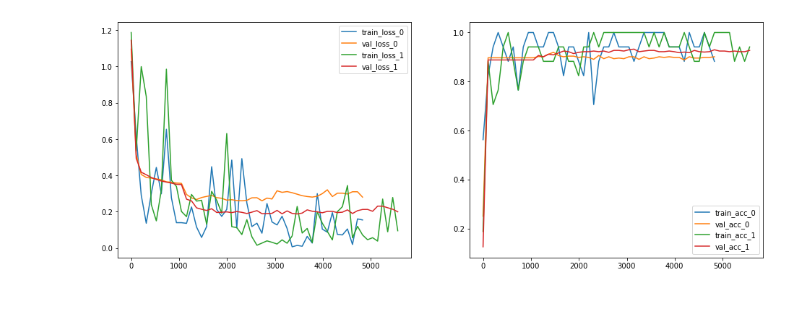
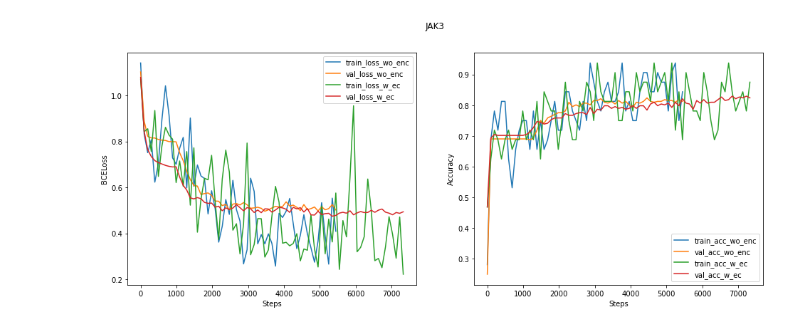
Before and after one commit to thomasly/slgnn, a Jupyter notebook: notebooks/analysis_training_results.ipynb, the cells around one changed output. Cells and saved outputs as stored; diff of their text form; code cells hidden in the pictures; blank space fills up the shorter version.

```diff
--- a/notebooks/analysis_training_results.ipynb
+++ b/notebooks/analysis_training_results.ipynb
@@ -5,31 +5,40 @@ from matplotlib import pyplot as plt
 import pickle as pk
 import os
 # %%
-root = os.path.join("..", "logs", "GIN", "ZINC1k")
-time = "20200518_102029"
+time = "20200518_232139"
+task = "JAK3"
+root = os.path.join("..", "logs", "GIN", time, task)
 # %%
-with open(os.path.join(root, time, "1", "classifier_metrics.pk"), "rb") as f:
+with open(os.path.join(root, "4", "classifier_metrics.pk"), "rb") as f:
     met1 = pk.load(f)
-with open(os.path.join(root, time, "3", "classifier_metrics.pk"), "rb") as f:
+with open(os.path.join(root, "5", "classifier_metrics.pk"), "rb") as f:
     met2 = pk.load(f)
 # %%
 fig, axes = plt.subplots(nrows=1, ncols=2, figsize=(16, 6))
 for i, met in enumerate([met1, met2]):
+    tag = "wo_enc" if i == 0 else "w_ec"
     dif = int((len(met["training_losses"])-1) / (len(met["validating_losses"])-1))
     x1 = list(range(len(met["training_losses"])))[::dif]
-    axes[0].plot(x1, met["training_losses"][::dif], label=f"train_loss_{i}")
+    axes[0].plot(x1, met["training_losses"][::dif], label=f"train_loss_{tag}")
     x2 = list(range(len(met["training_losses"])))[::dif]
-    axes[0].plot(x2, met["validating_losses"], label=f"val_loss_{i}")
+    axes[0].plot(x2, met["validating_losses"], label=f"val_loss_{tag}")
     axes[0].legend()
+    axes[0].set_ylabel("BCELoss")
+    axes[0].set_xlabel("Steps")
 for i, met in enumerate([met1, met2]):
+    tag = "wo_enc" if i == 0 else "w_ec"
     dif = int((len(met["training_accs"])-1) / (len(met["validating_accs"])-1))
     x1 = list(range(len(met["training_accs"])))[::dif]
-    axes[1].plot(x1, met["training_accs"][::dif], label=f"train_acc_{i}")
+    axes[1].plot(x1, met["training_accs"][::dif], label=f"train_acc_{tag}")
     x2 = list(range(len(met["training_losses"])))[::dif]
-    axes[1].plot(x2, met["validating_accs"], label=f"val_acc_{i}")
+    axes[1].plot(x2, met["validating_accs"], label=f"val_acc_{tag}")
     axes[1].legend()
+    axes[1].set_ylabel("Accuracy")
+    axes[1].set_xlabel("Steps")
+fig.suptitle(task)
+fig.savefig(os.path.join(root, "loss_acc.png"))
 plt.show()
 # %% [output]
-[figure, old version]
+[figure, new version]
 # %%
 plt.close("all")
```
Also changed, not shown: parts of 3 cells of this notebook.
